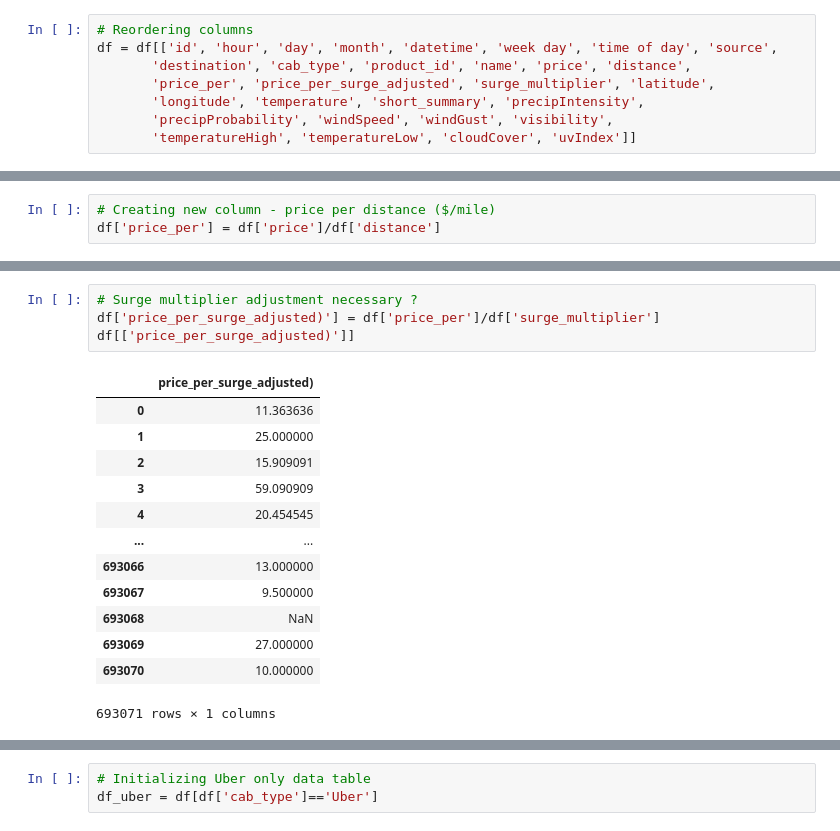
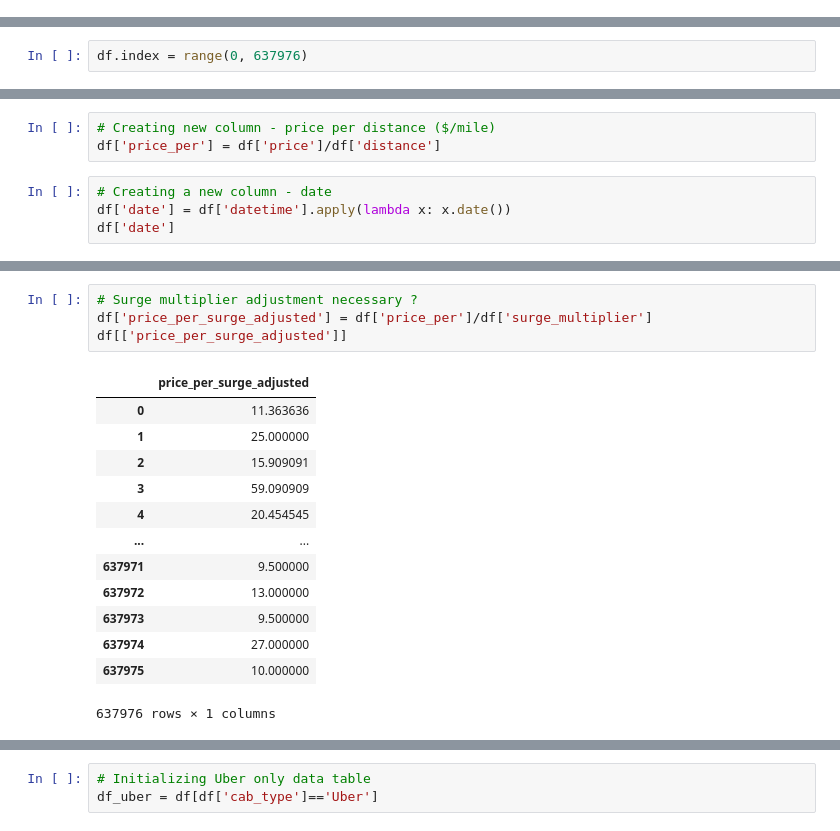
Before and after one commit to bburkey0425/rideshare_proj_DSA, a Jupyter notebook: Downloads/python_proj_rideshare/python_proj_rideshare.ipynb, the cells around one changed output, grey strips where cells are left out. Cells and saved outputs as stored; diff of their text form.

```diff
--- a/Downloads/python_proj_rideshare/python_proj_rideshare.ipynb
+++ b/Downloads/python_proj_rideshare/python_proj_rideshare.ipynb
@@ -35,11 +34,3 @@ Index(['id', 'hour', 'day', 'month', 'datetime', 'source', 'destination',
        'windGust', 'visibility', 'temperatureHigh', 'temperatureLow',
        'cloudCover', 'uvIndex'],
       dtype='object')
-# %%
-# Reordering columns
-df = df[['id', 'hour', 'day', 'month', 'datetime', 'week day', 'time of day', 'source',
-       'destination', 'cab_type', 'product_id', 'name', 'price', 'distance',
-       'price_per', 'price_per_surge_adjusted', 'surge_multiplier', 'latitude',
-       'longitude', 'temperature', 'short_summary', 'precipIntensity',
-       'precipProbability', 'windSpeed', 'windGust', 'visibility',
-       'temperatureHigh', 'temperatureLow', 'cloudCover', 'uvIndex']]
@@ -47,0 +68,2 @@ KeyError: "['price_per', 'week day', 'time of day', 'price_per_surge_adjusted']
+# %%
+df.index = range(0, 637976)
@@ -85,3 +127,7 @@ df['time of day'] = df['hour'].apply(lambda row: 'Morning' if row >= 5 and row <
 # %%
 # Creating new column - price per distance ($/mile)
 df['price_per'] = df['price']/df['distance']
+# %%
+# Creating a new column - date
+df['date'] = df['datetime'].apply(lambda x: x.date())
+df['date']
@@ -88,18 +147,18 @@ df['price_per'] = df['price']/df['distance']
 # %%
 # Surge multiplier adjustment necessary ?
-df['price_per_surge_adjusted)'] = df['price_per']/df['surge_multiplier']
-df[['price_per_surge_adjusted)']]
+df['price_per_surge_adjusted'] = df['price_per']/df['surge_multiplier']
+df[['price_per_surge_adjusted']]
 # %% [output]
-|  | price_per_surge_adjusted) |
+|  | price_per_surge_adjusted |
 | 0 | 11.363636 |
 | 1 | 25.000000 |
 | 2 | 15.909091 |
 | 3 | 59.090909 |
 | 4 | 20.454545 |
 | ... | ... |
-| 693066 | 13.000000 |
-| 693067 | 9.500000 |
-| 693068 | NaN |
-| 693069 | 27.000000 |
-| 693070 | 10.000000 |
+| 637971 | 9.500000 |
+| 637972 | 13.000000 |
+| 637973 | 9.500000 |
+| 637974 | 27.000000 |
+| 637975 | 10.000000 |
-693071 rows × 1 columns
+637976 rows × 1 columns
```
Also changed, not shown: parts of 69 cells of this notebook.
